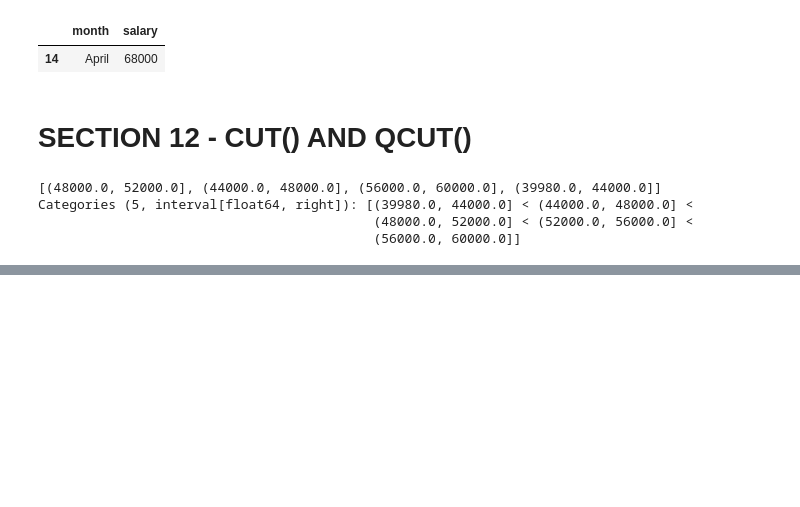
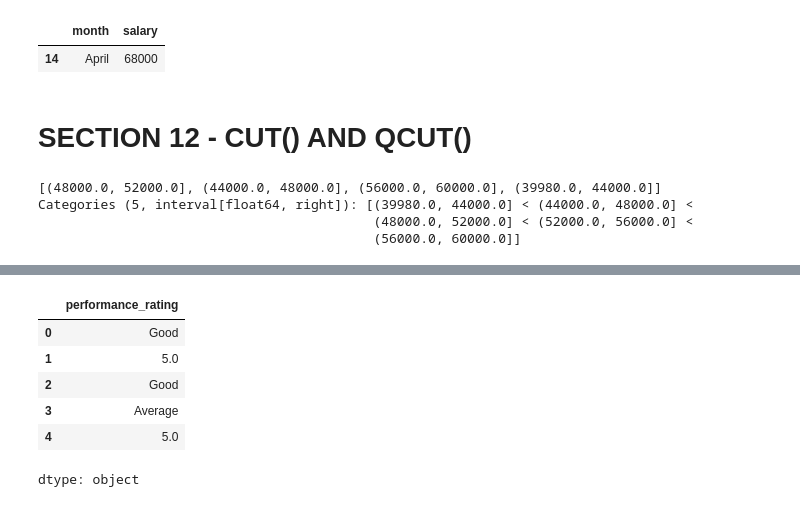
Before and after one commit to Vasista-G/GoogleCollab_Python, a Jupyter notebook: PandasLvL3/PandasLvL3Practice.ipynb, the cells around one changed output, grey strips where cells are left out. Drawn from its saved outputs; the diff is of its cells as text; code cells hidden in the pictures; blank space fills up the shorter version.

```diff
--- a/PandasLvL3/PandasLvL3Practice.ipynb
+++ b/PandasLvL3/PandasLvL3Practice.ipynb
@@ -441,0 +460,26 @@ Categories (5, interval[float64, right]): [(39980.0, 44000.0] < (44000.0, 48000.
+# %%
+emp["performance_rating"].map({
+    1:"Poor",
+    2:"Below Average",
+    3:"Average",
+    4:"Good",
+    5:"Excellent"
+}).head()
+
+# The difference between Map() and Replace() is Map Gives NaN if the lookup is not not found
+# Replace simply gives the original value present instead of NaN
+
+emp["performance_rating"].replace({
+    1:"Poor",
+    2:"Below Average",
+    3:"Average",
+    4:"Good"
+}).head()
+# %% [output]
+|  | performance_rating |
+| 0 | Good |
+| 1 | 5.0 |
+| 2 | Good |
+| 3 | Average |
+| 4 | 5.0 |
+dtype: object
```
Also changed, not shown: parts of 2 cells of this notebook.
